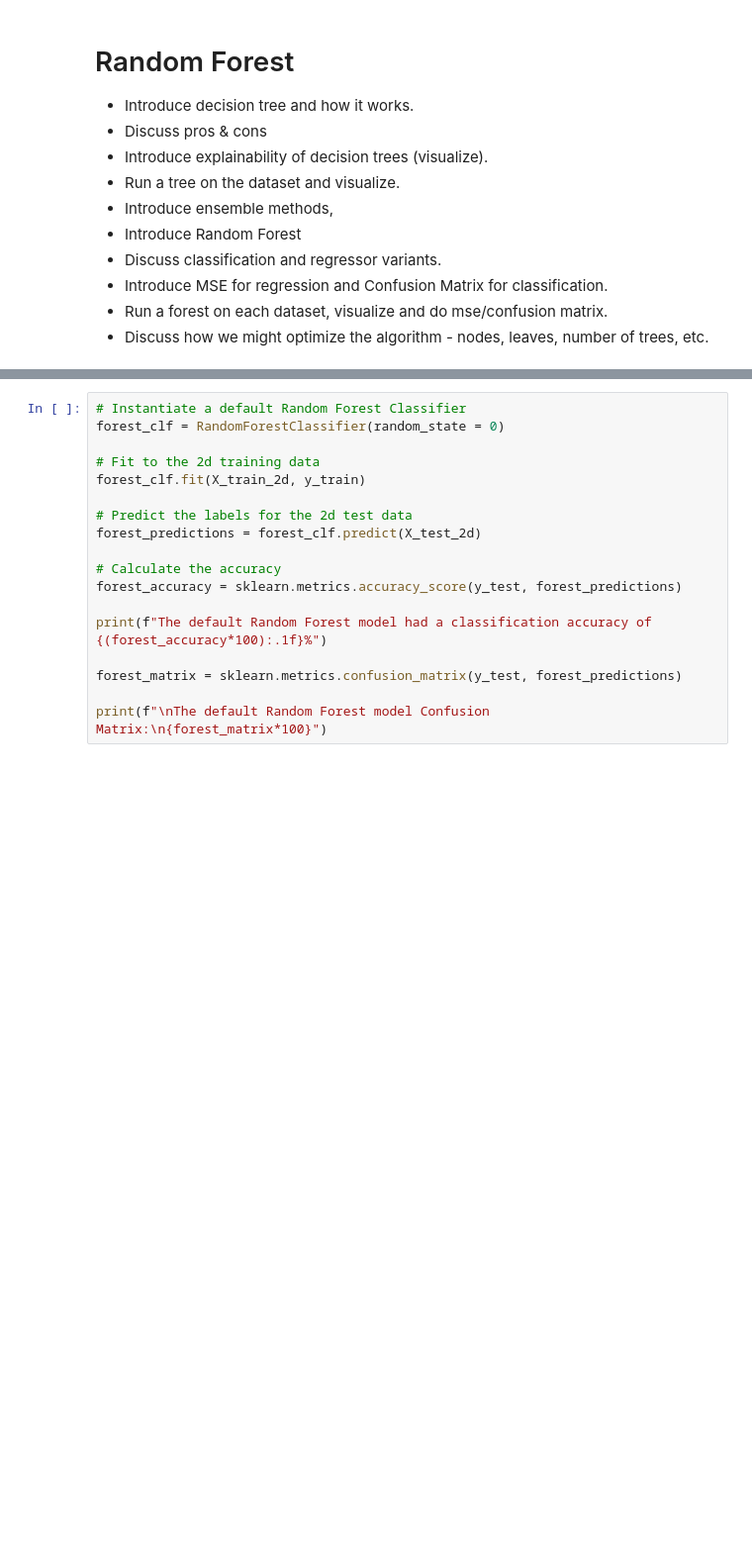
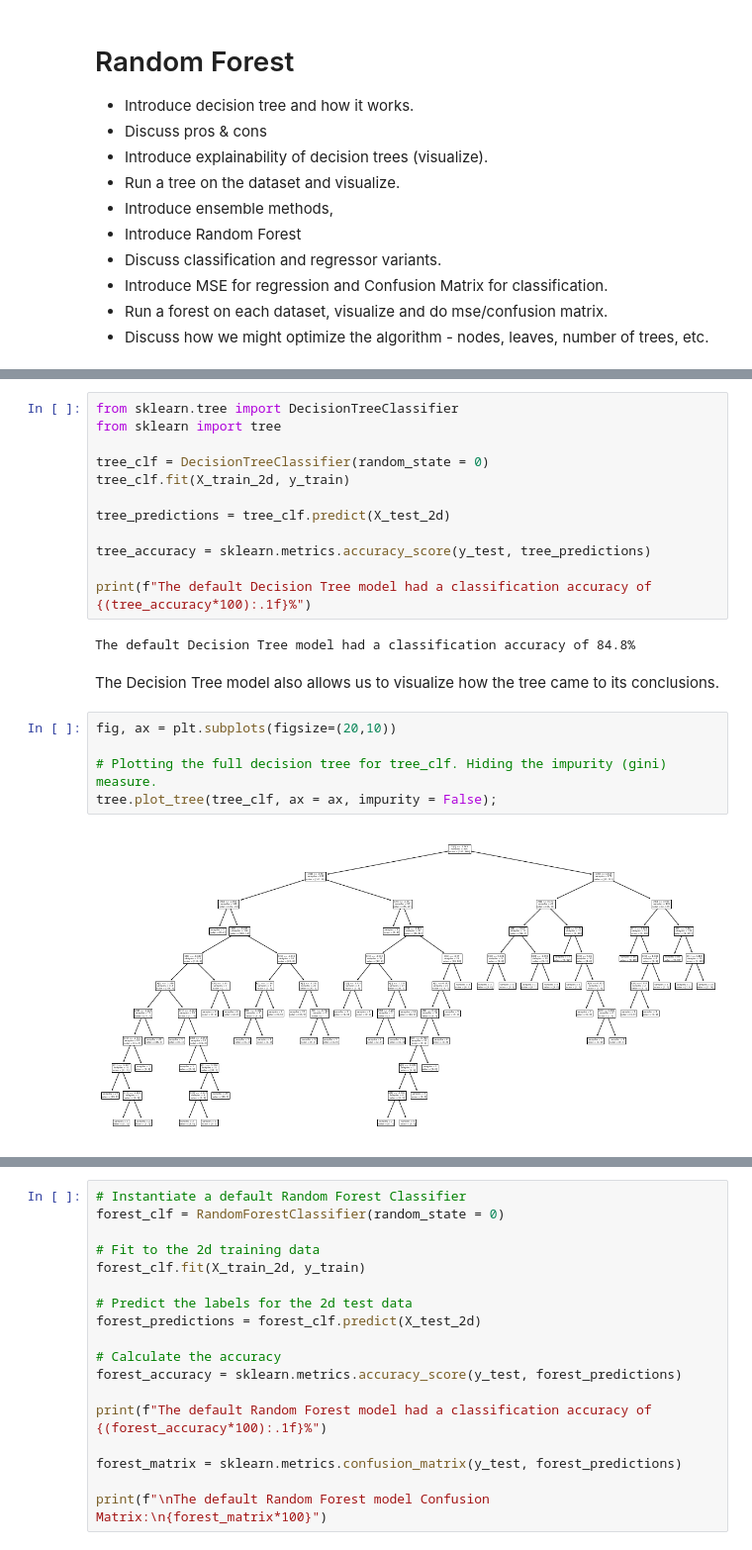
Before and after one commit to OtherBrian/machine-learning, a Jupyter notebook: scikit-learn.ipynb, the cells around one changed output, grey strips where cells are left out. Shown at 99% size. Saved outputs shown, nothing was run; the diff lists cells and outputs as text; blank space fills up the shorter version.

Commit message:
Added a Decision Tree section to explain Random Forests.

```diff
--- a/scikit-learn.ipynb
+++ b/scikit-learn.ipynb
@@ -546,0 +553,23 @@ https://towardsdatascience.com/svm-and-kernel-svm-fed02bef1200
+# %%
+from sklearn.tree import DecisionTreeClassifier
+from sklearn import tree
+
+tree_clf = DecisionTreeClassifier(random_state = 0)
+tree_clf.fit(X_train_2d, y_train)
+
+tree_predictions = tree_clf.predict(X_test_2d)
+
+tree_accuracy = sklearn.metrics.accuracy_score(y_test, tree_predictions)
+
+print(f"The default Decision Tree model had a classification accuracy of {(tree_accuracy*100):.1f}%")
+# %% [output]
+The default Decision Tree model had a classification accuracy of 84.8%
+# %% [markdown]
+The Decision Tree model also allows us to visualize how the tree came to its conclusions.
+# %%
+fig, ax = plt.subplots(figsize=(20,10))
+
+# Plotting the full decision tree for tree_clf. Hiding the impurity (gini) measure.
+tree.plot_tree(tree_clf, ax = ax, impurity = False);
+# %% [output]
+[figure, added]
```
Also changed, not shown: parts of 4 cells of this notebook.
